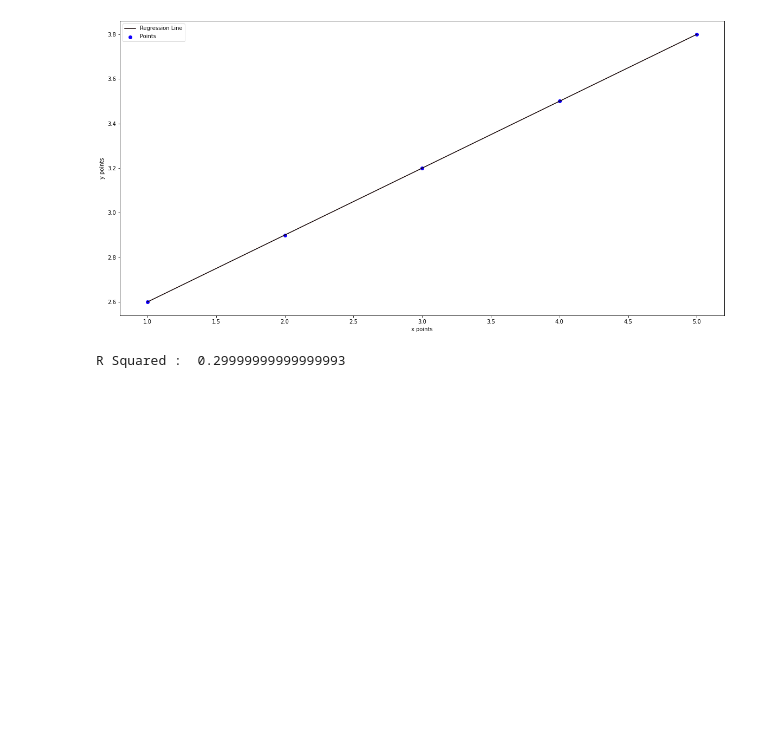
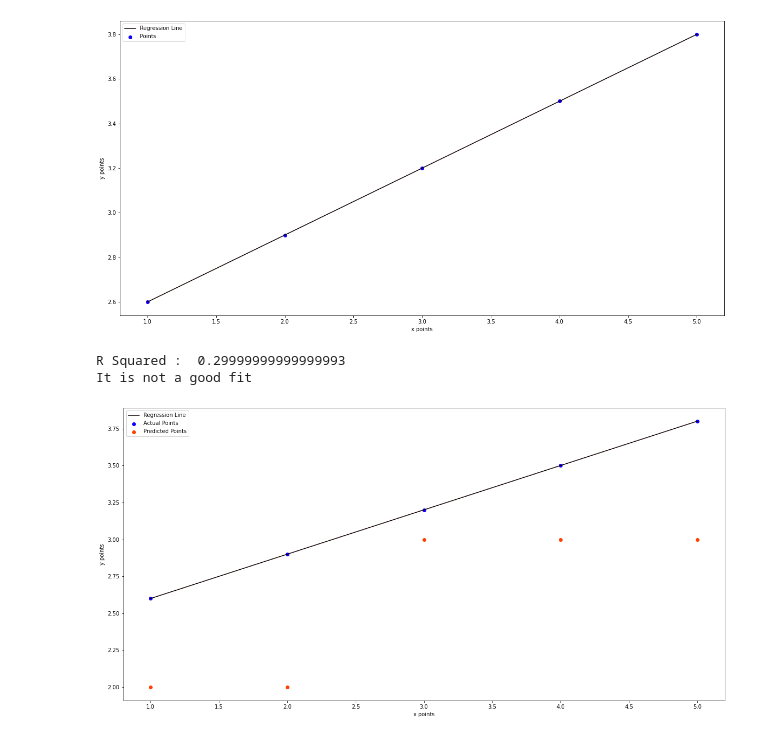
Before and after one commit to Benjamindavid03/MachineLearning, a Jupyter notebook: Linear_Regression.ipynb, the cells around one changed output. Drawn from its saved outputs; the diff is of its cells as text; code cells hidden in the pictures; blank space fills up the shorter version.

```diff
--- a/Linear_Regression.ipynb
+++ b/Linear_Regression.ipynb
@@ -89,5 +89,27 @@ for i in range(n):
   ss_r += (y1[i] - mean_y) ** 2;
 r2 = (ss_t/ss_r);
 print("R Squared : ",r2)
+if r2 >0.7:
+  print("It is a good fit")
+else:
+  print("It is not a good fit")
 # %% [output]
 R Squared :  0.29999999999999993
+It is not a good fit
+# %%
+#Plotting predicted and actual values with the regression line
+
+#calculating the values for x and y
+x1 = np.linspace(min_x,max_x,5)
+
+#plotting the line
+plt.plot(x,y,color='#110000',label='Regression Line')
+plt.scatter(x,y,color='#1100ff',label='Actual Points')
+plt.scatter(x1,y1,color='#ff4100',label='Predicted Points')
+
+plt.xlabel("x points")
+plt.ylabel("y points")
+plt.legend()
+plt.show()
+# %% [output]
+[figure, added]
```
